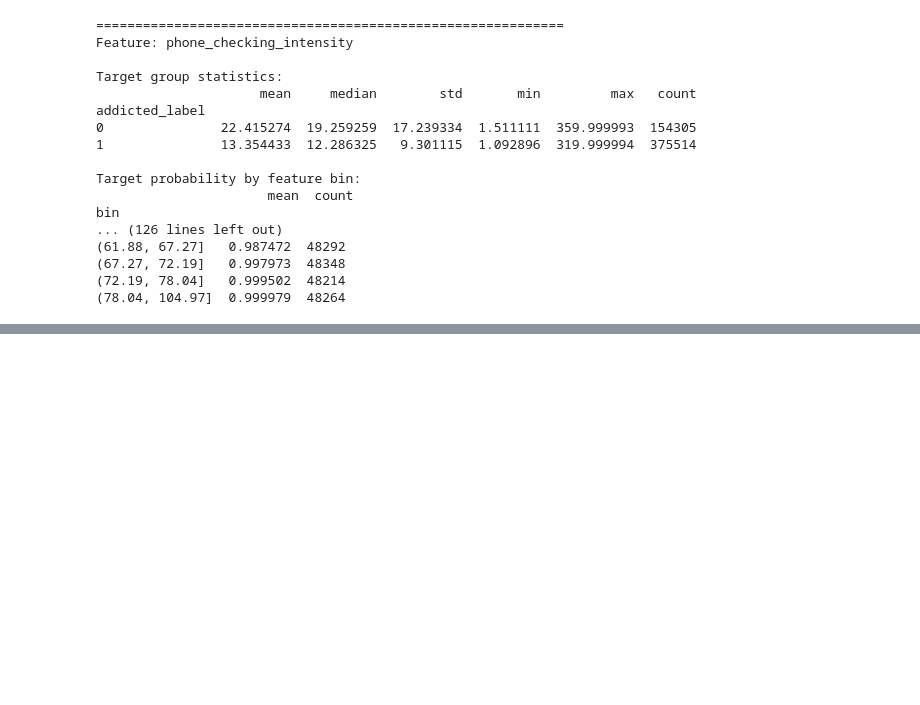
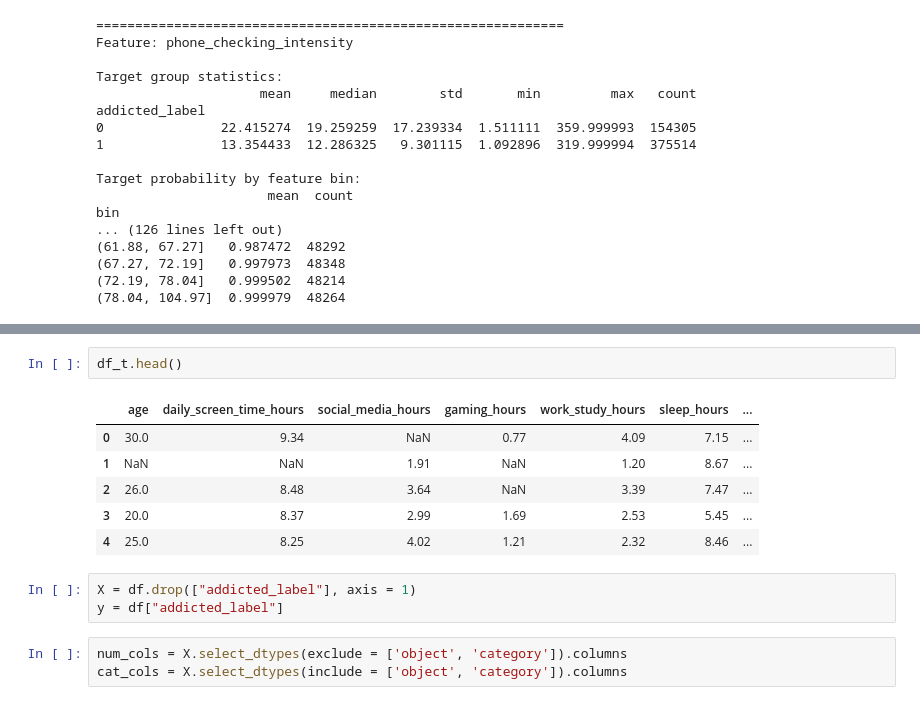
Before and after one commit to anushka3690/Predicting-Smartphone-Addiction, a Jupyter notebook: notebook/model1.ipynb, the cells around one changed output, grey strips where cells are left out. Cells and saved outputs as stored; diff of their text form; blank space fills up the shorter version.

```diff
--- a/notebook/model1.ipynb
+++ b/notebook/model1.ipynb
@@ -405,0 +415,15 @@ bin
+# %%
+df_t.head()
+# %% [output]
+|  | age | daily_screen_time_hours | social_media_hours | gaming_hours | work_study_hours | sleep_hours | ... |
+| 0 | 30.0 | 9.34 | NaN | 0.77 | 4.09 | 7.15 | ... |
+| 1 | NaN | NaN | 1.91 | NaN | 1.20 | 8.67 | ... |
+| 2 | 26.0 | 8.48 | 3.64 | NaN | 3.39 | 7.47 | ... |
+| 3 | 20.0 | 8.37 | 2.99 | 1.69 | 2.53 | 5.45 | ... |
+| 4 | 25.0 | 8.25 | 4.02 | 1.21 | 2.32 | 8.46 | ... |
+# %%
+X = df.drop(["addicted_label"], axis = 1)
+y = df["addicted_label"]
+# %%
+num_cols = X.select_dtypes(exclude = ['object', 'category']).columns
+cat_cols = X.select_dtypes(include = ['object', 'category']).columns
```
Also changed, not shown: parts of 10 cells of this notebook.
